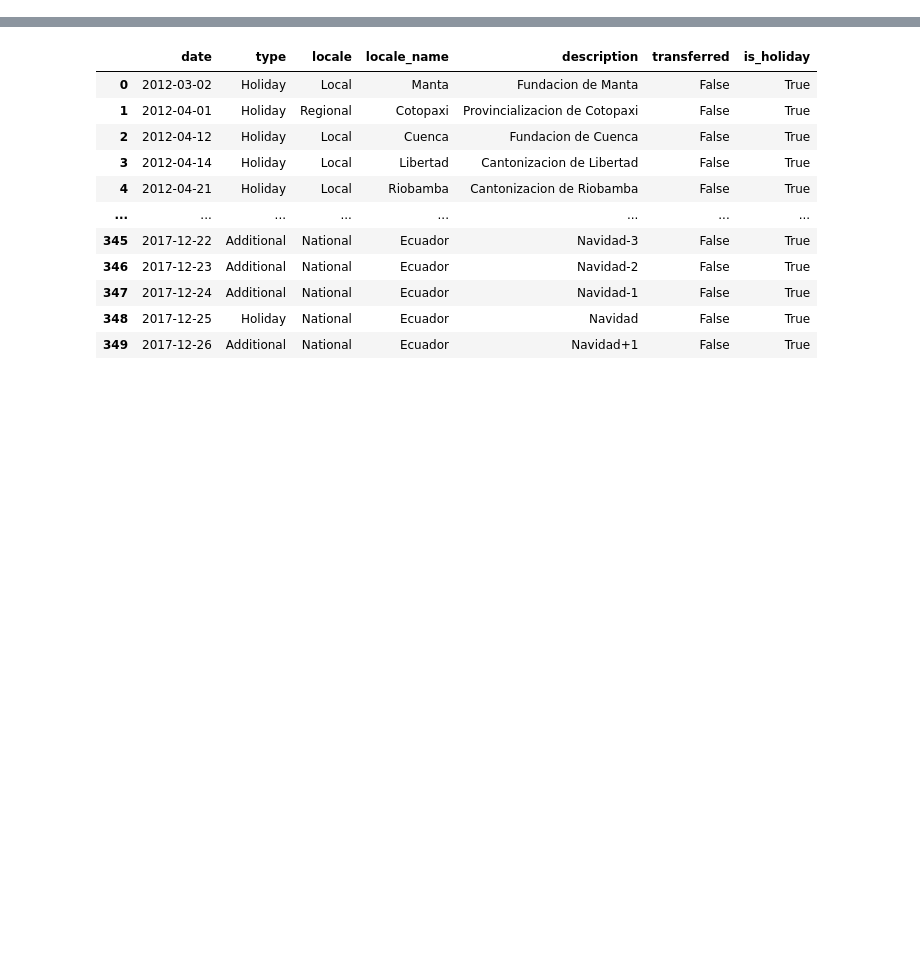
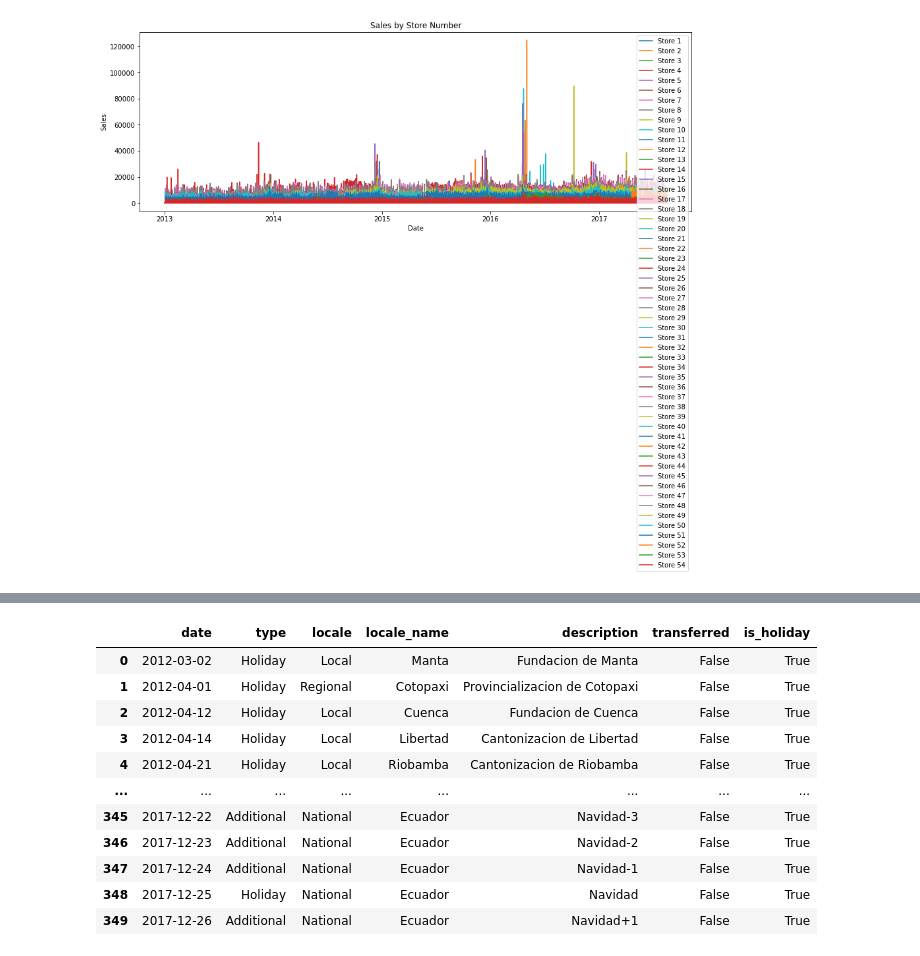
Before and after one commit to SamArnts/store_sales_timeseries, a Jupyter notebook: prediction.ipynb, the cells around one changed output, grey strips where cells are left out. Saved outputs shown, nothing was run; the diff lists cells and outputs as text; code cells hidden in the pictures; blank space fills up the shorter version.

```diff
--- a/prediction.ipynb
+++ b/prediction.ipynb
@@ -13,0 +36,22 @@ holidays.head()
+# %%
+#visualizing sales by date and store number
+
+train_by_store = train.drop(columns=["onpromotion", "family"])
+
+# Group the data by store number
+grouped_data = train_by_store.groupby('store_nbr')
+
+
+fig, ax = plt.subplots(figsize=(15, 5))
+
+# Iterate over each group and plot the sales data
+for store_nbr, group in grouped_data:
+    ax.plot(group['date'], group['sales'], label=f"Store {store_nbr}")
+
+ax.set_xlabel('Date')
+ax.set_ylabel('Sales')
+ax.set_title('Sales by Store Number')
+ax.legend()
+plt.show()
+# %% [output]
+[figure, added]
```
Also changed, not shown: parts of 21 cells of this notebook.
